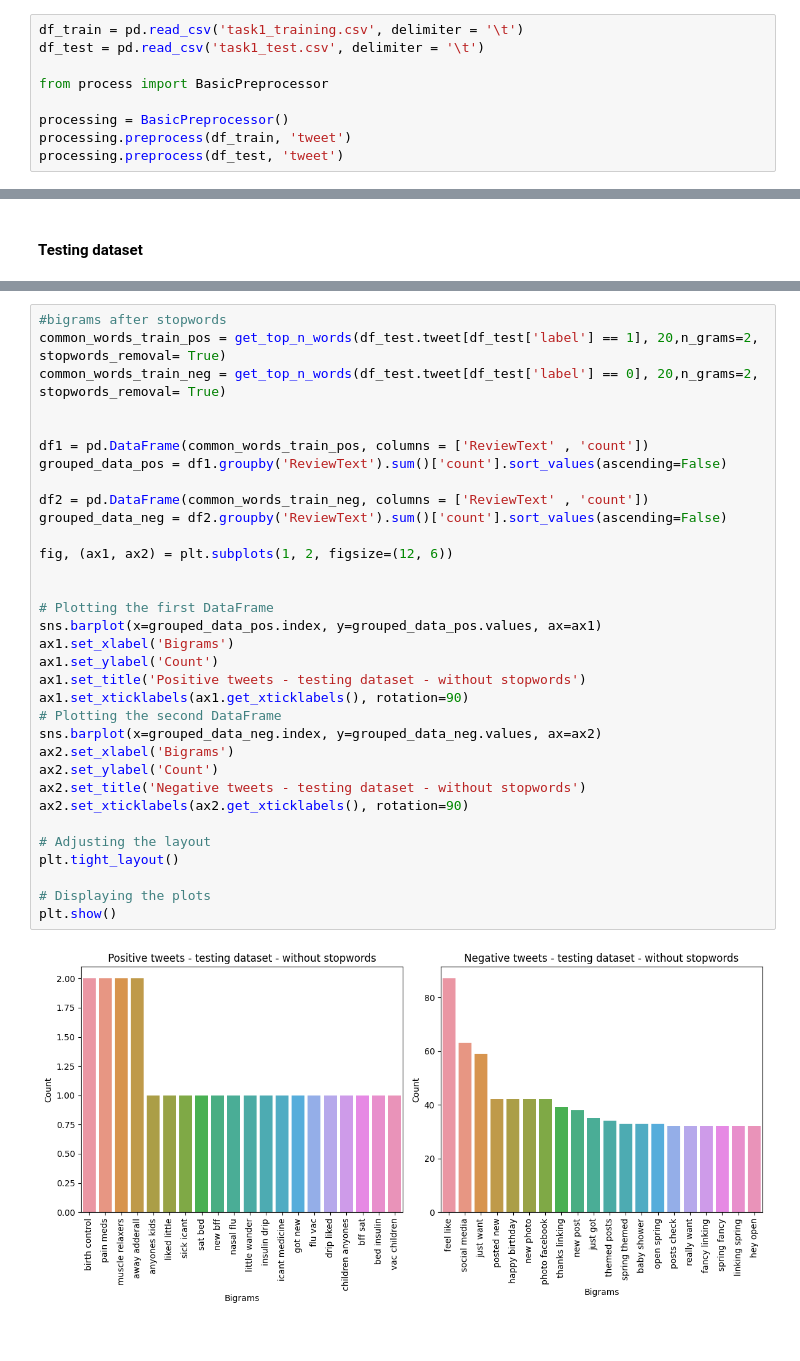
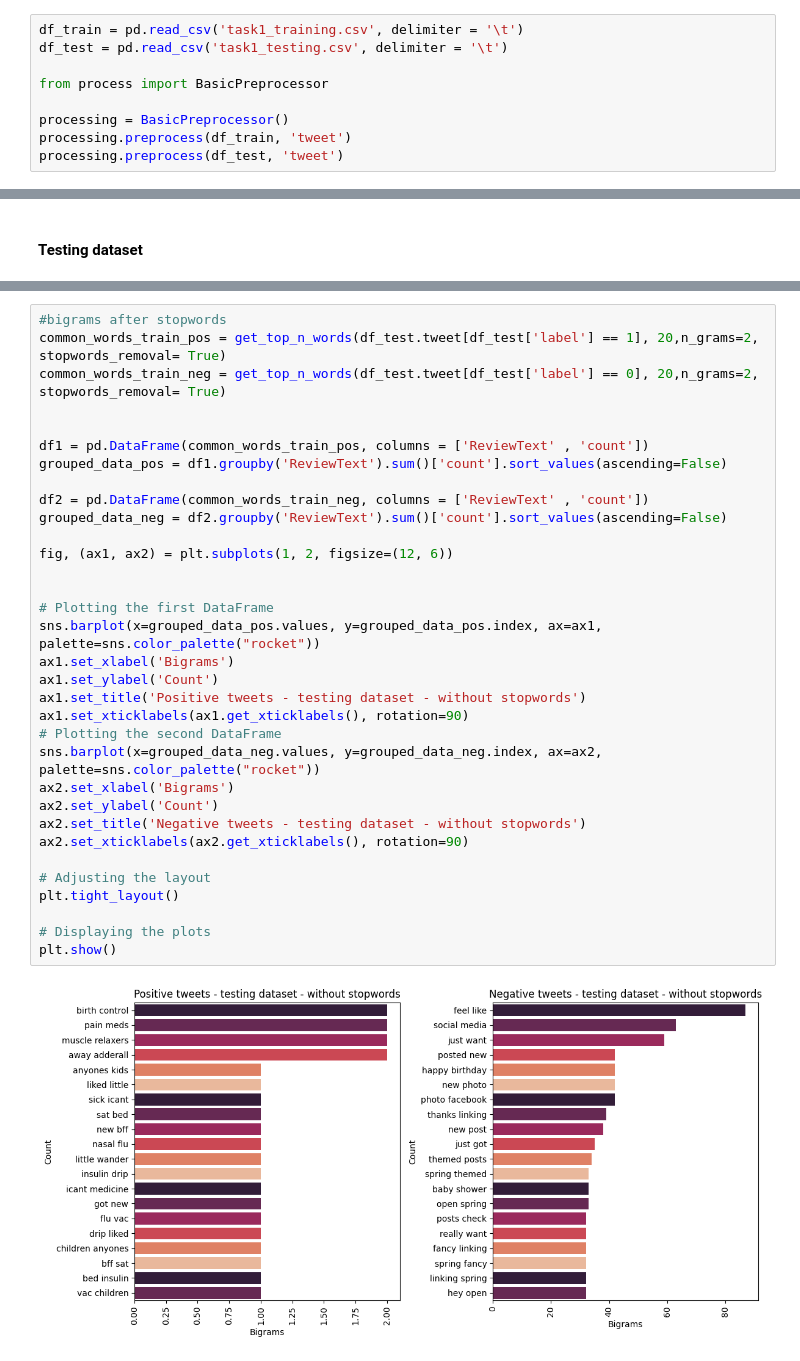
Before and after one commit to Seixal97/tweet_mining_project, a Jupyter notebook: pipeline_data_analysis.ipynb, the cells around one changed output, grey strips where cells are left out. Cells and saved outputs as stored; diff of their text form.

```diff
--- a/pipeline_data_analysis.ipynb
+++ b/pipeline_data_analysis.ipynb
@@ -278,7 +278,7 @@ plt.show()
 [figure]
 # %%
 df_train = pd.read_csv('task1_training.csv', delimiter = '\t')
-df_test = pd.read_csv('task1_test.csv', delimiter = '\t')
+df_test = pd.read_csv('task1_testing.csv', delimiter = '\t')
 
 from process import BasicPreprocessor
 
@@ -559,33 +560,33 @@ plt.show()
 common_words_train_pos = get_top_n_words(df_test.tweet[df_test['label'] == 1], 20,n_grams=2, stopwords_removal= True)
 common_words_train_neg = get_top_n_words(df_test.tweet[df_test['label'] == 0], 20,n_grams=2, stopwords_removal= True)
 
 
 df1 = pd.DataFrame(common_words_train_pos, columns = ['ReviewText' , 'count'])
 grouped_data_pos = df1.groupby('ReviewText').sum()['count'].sort_values(ascending=False)
 
 df2 = pd.DataFrame(common_words_train_neg, columns = ['ReviewText' , 'count'])
 grouped_data_neg = df2.groupby('ReviewText').sum()['count'].sort_values(ascending=False)
 
 fig, (ax1, ax2) = plt.subplots(1, 2, figsize=(12, 6))
 
 
 # Plotting the first DataFrame
-sns.barplot(x=grouped_data_pos.index, y=grouped_data_pos.values, ax=ax1)
+sns.barplot(x=grouped_data_pos.values, y=grouped_data_pos.index, ax=ax1, palette=sns.color_palette("rocket"))
 ax1.set_xlabel('Bigrams')
 ax1.set_ylabel('Count')
 ax1.set_title('Positive tweets - testing dataset - without stopwords')
 ax1.set_xticklabels(ax1.get_xticklabels(), rotation=90)
 # Plotting the second DataFrame
-sns.barplot(x=grouped_data_neg.index, y=grouped_data_neg.values, ax=ax2)
+sns.barplot(x=grouped_data_neg.values, y=grouped_data_neg.index, ax=ax2, palette=sns.color_palette("rocket"))
 ax2.set_xlabel('Bigrams')
 ax2.set_ylabel('Count')
 ax2.set_title('Negative tweets - testing dataset - without stopwords')
 ax2.set_xticklabels(ax2.get_xticklabels(), rotation=90)
 
 # Adjusting the layout
 plt.tight_layout()
 
 # Displaying the plots
 plt.show()
 # %% [output]
-[figure, old version]
+[figure, new version]
```
Also changed, not shown: parts of 11 cells of this notebook, 3 other files.
